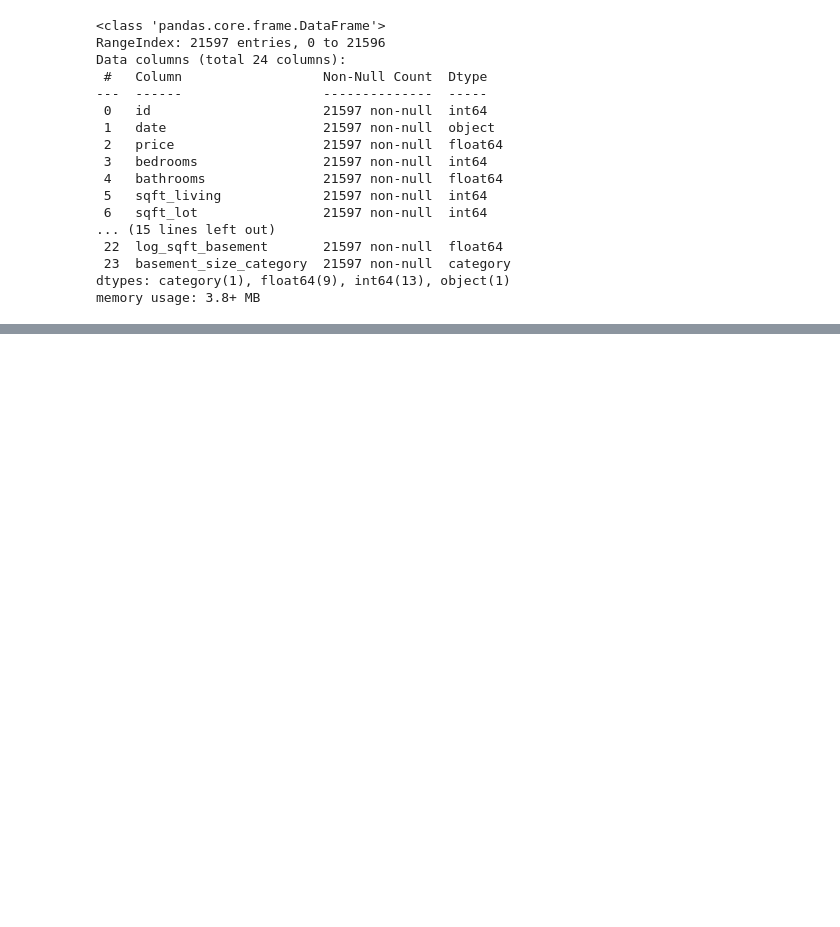
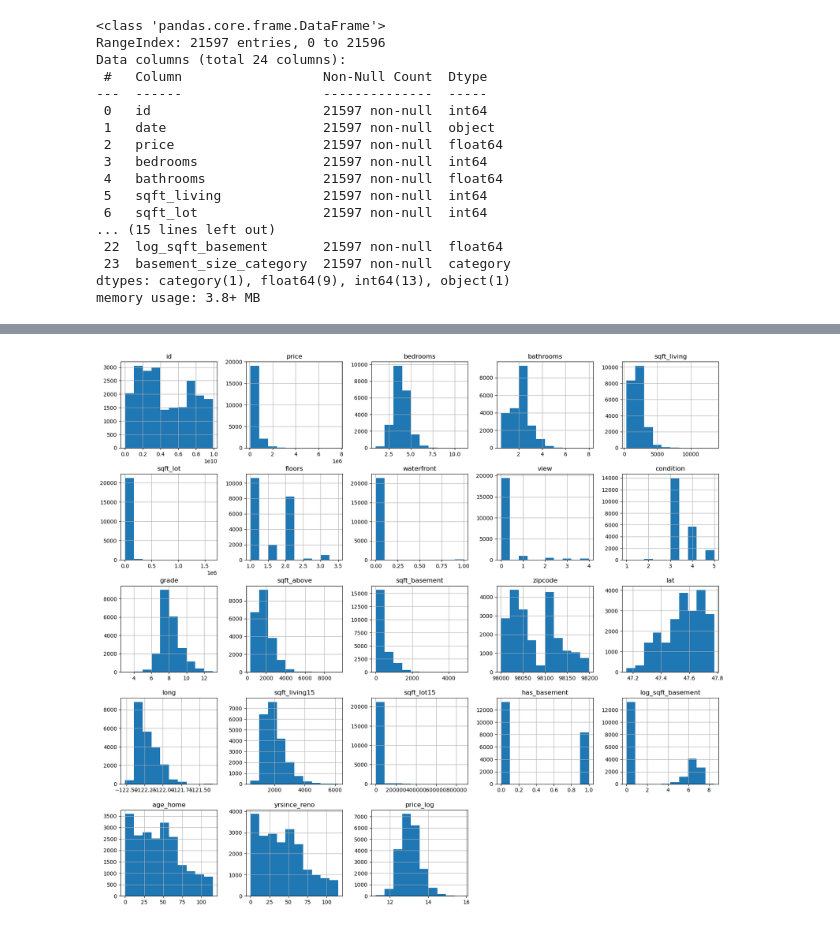
Before and after one commit to Bennie-Kibet/Phase-2-project, a Jupyter notebook: Work/Victor2.ipynb, the cells around one changed output, grey strips where cells are left out. Drawn from its saved outputs; the diff is of its cells as text; code cells hidden in the pictures; blank space fills up the shorter version.

```diff
--- a/Work/Victor2.ipynb
+++ b/Work/Victor2.ipynb
@@ -414,0 +454,6 @@ According to out first objective we want to find key deteminants of house prices
+# %%
+df['price_log'] = np.log1p(df['price'])
+# %%
+df.hist(figsize = (20,18));
+# %% [output]
+[figure, added]
```
Also changed, not shown: parts of 7 cells of this notebook.
